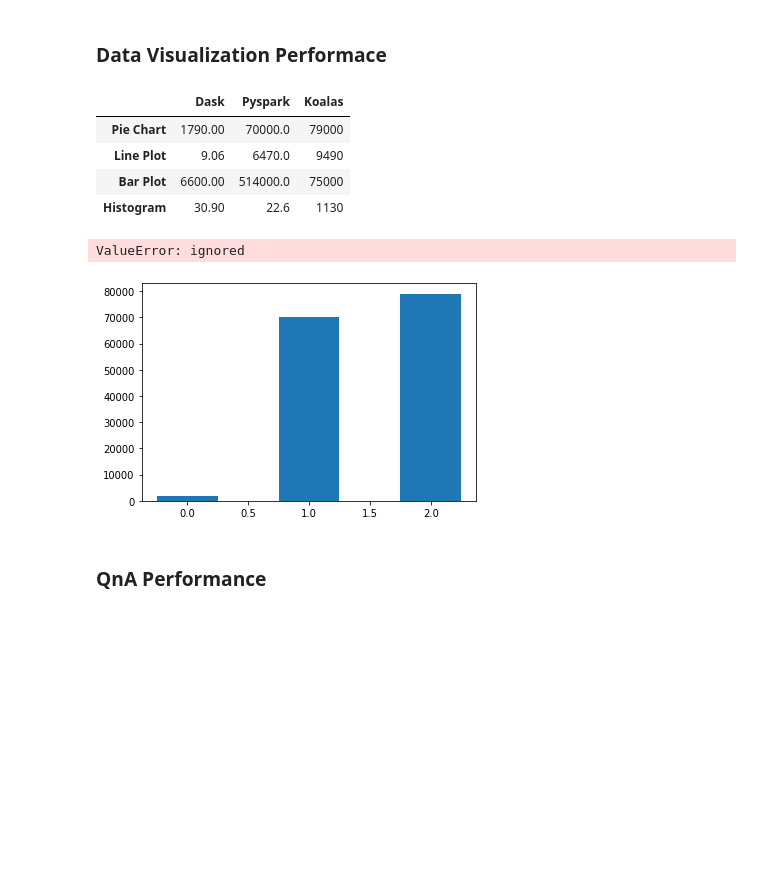
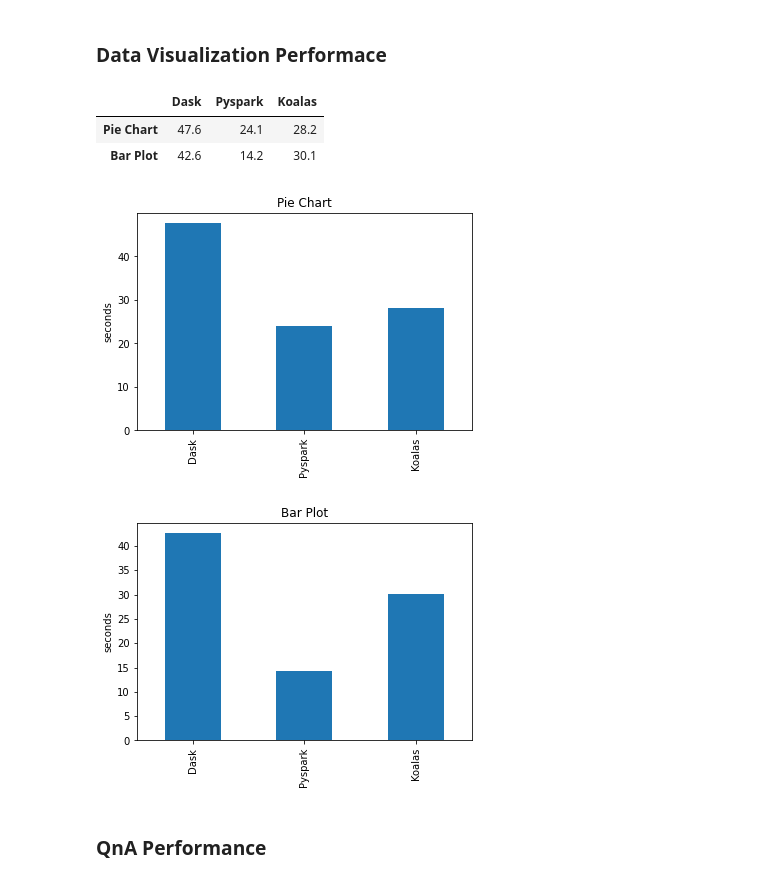
Before and after one commit to drshahizan/Python-big-data, a Jupyter notebook: Project/SIX/Final_project_hpdp.ipynb, the cells around one changed output. Saved outputs shown, nothing was run; the diff lists cells and outputs as text; code cells hidden in the pictures; blank space fills up the shorter version.

```diff
--- a/Project/SIX/Final_project_hpdp.ipynb
+++ b/Project/SIX/Final_project_hpdp.ipynb
@@ -1156,9 +1156,9 @@ We will compare the performance between 3 Libraries
 import pandas as pd
 import matplotlib.pyplot as plt
 test1 = ['Read Dataset', 'Size Checking', 'Dealing with Null Value', 'Data Tansformation', 'Drop Duplicates']
-result1 = pd.DataFrame({'Dask': [1790, 9.06, 6600, 30.9, 2330],
-                        'Pyspark': [70000, 6470, 514000, 22.6, 273],
-                        'Koalas' : [79000, 9490, 75000, 1130, 000]},
+result1 = pd.DataFrame({'Dask': [1330, 6.11, 53200, 23.3, 1600],
+                        'Pyspark': [53200, 4580, 332000, 23.3, 189],
+                        'Koalas' : [58400, 6900, 48500, 871, 1440]},
                         index = test1)
 result1
 # %% [output]
@@ -1182,26 +1182,24 @@ for test in result1.index:
 # %% [markdown]
 ### Data Visualization Performace
-# %%
-test2 = ['Pie Chart', 'Line Plot', 'Bar Plot', 'Histogram']
-result2 = pd.DataFrame({'Dask': [1790, 9.06, 6600, 30.9],
-                        'Pyspark': [70000, 6470, 514000, 22.6],
-                        'Koalas' : [79000, 9490, 75000, 1130]},
-                        index = test2)
-result2
-# %% [output]
-|  | Dask | Pyspark | Koalas |
-| Pie Chart | 1790.00 | 70000.0 | 79000 |
-| Line Plot | 9.06 | 6470.0 | 9490 |
-| Bar Plot | 6600.00 | 514000.0 | 75000 |
-| Histogram | 30.90 | 22.6 | 1130 |
+# %%
+test2 = ['Pie Chart', 'Bar Plot']
+result2 = pd.DataFrame({'Dask': [47.6, 42.6],
+                        'Pyspark': [24.1, 14.2],
+                        'Koalas' : [28.2, 30.1]},
+                        index = test2)
+result2
+# %% [output]
+|  | Dask | Pyspark | Koalas |
+| Pie Chart | 47.6 | 24.1 | 28.2 |
+| Bar Plot | 42.6 | 14.2 | 30.1 |
 # %%
 for test in result2.index:
   result2.loc[test].plot(kind='bar', title=test)
-  plt.ylabel("milliseconds")
+  plt.ylabel("seconds")
   plt.show()
 # %% [output]
-ValueError: ignored
-[figure, old version]
+[figure, new version]
+[figure, added]
 # %% [markdown]
 ### QnA Performance
 # %%
```
Also changed, not shown: parts of 10 cells of this notebook.
